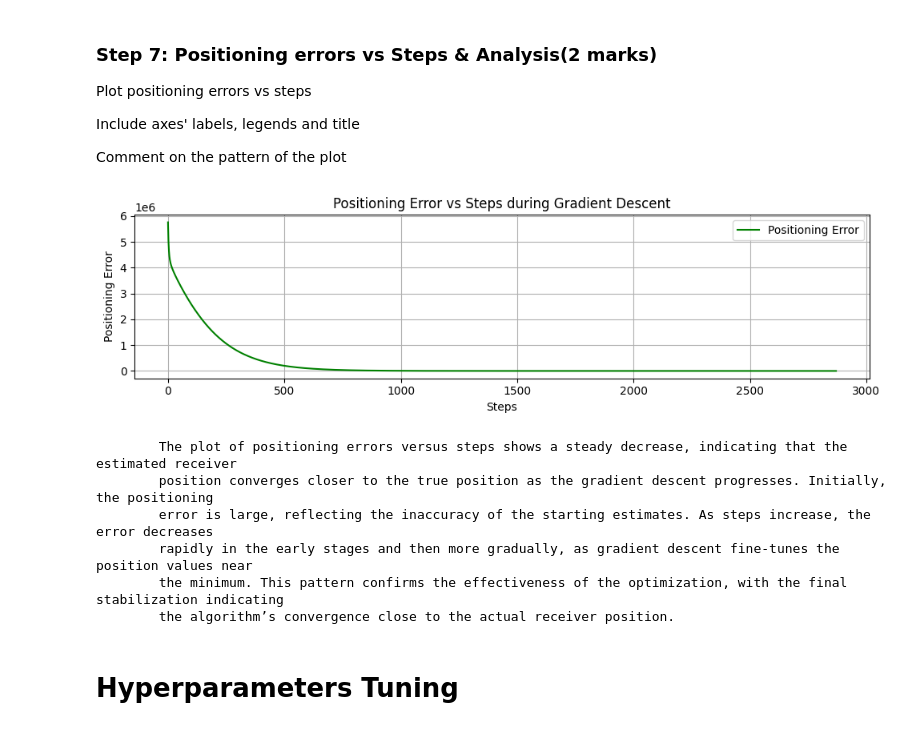
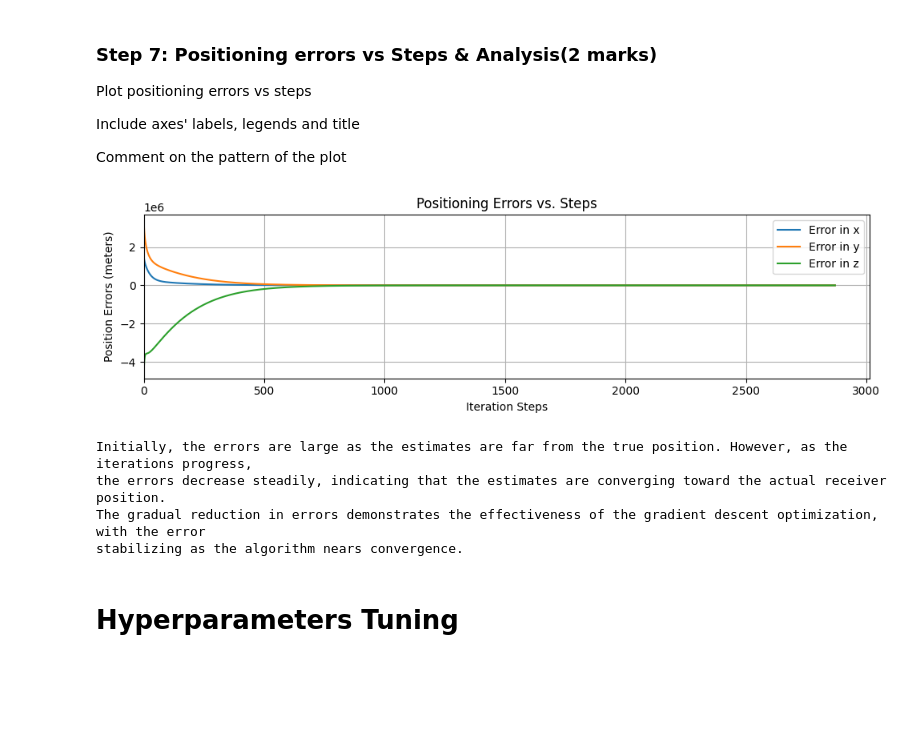
Before and after one commit to rbawah/engg680_2024_fall_group7, a Jupyter notebook: Lab_Assignment3/Assignment3.ipynb, the cells around one changed output. Saved outputs shown, nothing was run; the diff lists cells and outputs as text; code cells hidden in the pictures; blank space fills up the shorter version.

```diff
--- a/Lab_Assignment3/Assignment3.ipynb
+++ b/Lab_Assignment3/Assignment3.ipynb
@@ -451,40 +440,37 @@ Plot positioning errors vs steps
 Include axes' labels, legends and title
 
 Comment on the pattern of the plot
-# %%
-fig, ax = plt.subplots(nrows=1, ncols=1, figsize=(10, 3))
-
-positioning_errors = [np.linalg.norm(err) for err in arr_err]
-
-ax.plot(positioning_errors, label="Positioning Error", color="green")
-ax.set_xlabel("Steps")
-ax.set_ylabel("Positioning Error")
-ax.set_title("Positioning Error vs Steps during Gradient Descent")
-ax.legend()
-ax.grid(True)
-fig.tight_layout()
-plt.show()
-
-# Comment on the pattern
-print(
-    """
-        The plot of positioning errors versus steps shows a steady decrease, indicating that the estimated receiver
-        position converges closer to the true position as the gradient descent progresses. Initially, the positioning
-        error is large, reflecting the inaccuracy of the starting estimates. As steps increase, the error decreases
-        rapidly in the early stages and then more gradually, as gradient descent fine-tunes the position values near
-        the minimum. This pattern confirms the effectiveness of the optimization, with the final stabilization indicating
-        the algorithm’s convergence close to the actual receiver position.
-
-    """
-)
-# %% [output]
-[figure, removed]
-        The plot of positioning errors versus steps shows a steady decrease, indicating that the estimated receiver
-        position converges closer to the true position as the gradient descent progresses. Initially, the positioning
-        error is large, reflecting the inaccuracy of the starting estimates. As steps increase, the error decreases
-        rapidly in the early stages and then more gradually, as gradient descent fine-tunes the position values near
-        the minimum. This pattern confirms the effectiveness of the optimization, with the final stabilization indicating
-        the algorithm’s convergence close to the actual receiver position.
+# %%
+arr_err_array = np.array(arr_err)
+fig, ax = plt.subplots(nrows=1, ncols=1, figsize=(10, 3))
+ax.plot(arr_err_array[:, 0], label='Error in x')
+ax.plot(arr_err_array[:, 1], label='Error in y')
+ax.plot(arr_err_array[:, 2], label='Error in z')
+ax.set_xlabel('Iteration Steps')
+ax.set_ylabel('Position Errors (meters)')
+ax.set_title('Positioning Errors vs. Steps')
+ax.legend()
+ax.grid(True)
+ax.set_xlim(left=0)
+fig.tight_layout()
+plt.show()
+
+# Comment on the pattern
+print(
+    """
+Initially, the errors are large as the estimates are far from the true position. However, as the iterations progress,
+the errors decrease steadily, indicating that the estimates are converging toward the actual receiver position.
+The gradual reduction in errors demonstrates the effectiveness of the gradient descent optimization, with the error
+stabilizing as the algorithm nears convergence.
+
+    """
+)
+# %% [output]
+[figure, added]
+Initially, the errors are large as the estimates are far from the true position. However, as the iterations progress,
+the errors decrease steadily, indicating that the estimates are converging toward the actual receiver position.
+The gradual reduction in errors demonstrates the effectiveness of the gradient descent optimization, with the error
+stabilizing as the algorithm nears convergence.
 # %% [markdown]
 # Hyperparameters Tuning
 # %% [markdown]
```
Also changed, not shown: parts of 9 cells of this notebook.
